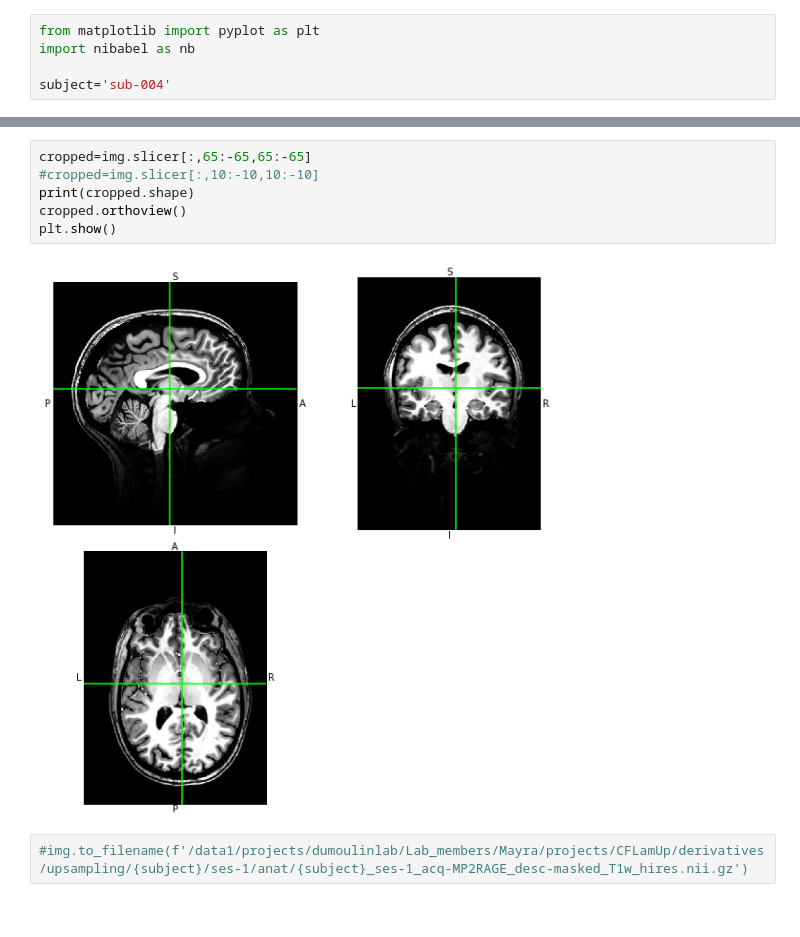
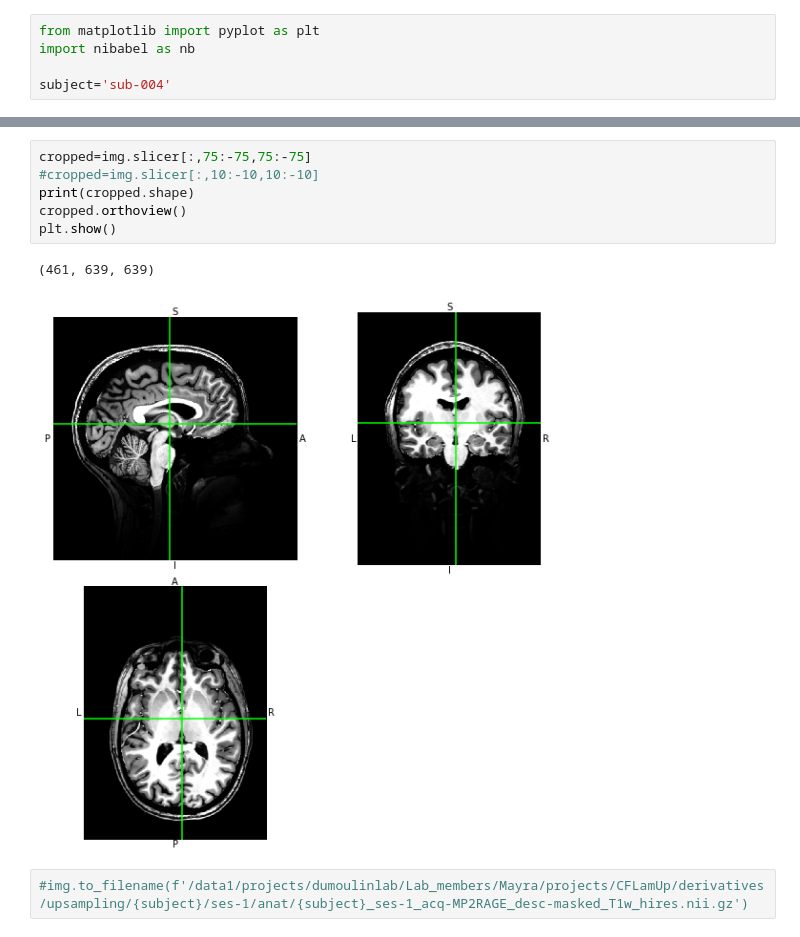
Before and after one commit to mayrabitt/cflaminar, a Jupyter notebook: utils/vcode_cropping.ipynb, the cells around one changed output, grey strips where cells are left out. Saved outputs shown, nothing was run; the diff lists cells and outputs as text.

```diff
--- a/utils/vcode_cropping.ipynb
+++ b/utils/vcode_cropping.ipynb
@@ -14,11 +14,12 @@ plt.show()
 # %%
-cropped=img.slicer[:,65:-65,65:-65]
+cropped=img.slicer[:,75:-75,75:-75]
 #cropped=img.slicer[:,10:-10,10:-10]
 print(cropped.shape)
 cropped.orthoview()
 plt.show()
 # %% [output]
+(461, 639, 639)
-[figure, old version]
+[figure, new version]
 # %%
 #img.to_filename(f'/data1/projects/dumoulinlab/Lab_members/Mayra/projects/CFLamUp/derivatives/upsampling/{subject}/ses-1/anat/{subject}_ses-1_acq-MP2RAGE_desc-masked_T1w_hires.nii.gz')
 # %%
```
Also changed, not shown: parts of 3 cells of this notebook, 8 other files.
